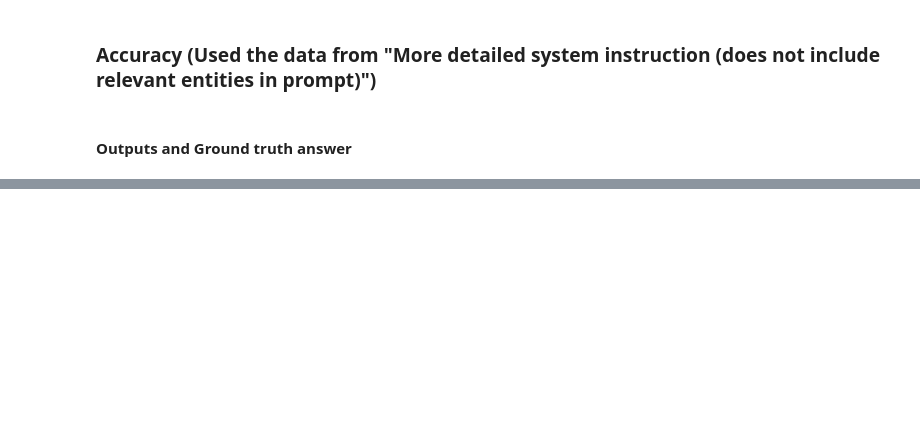
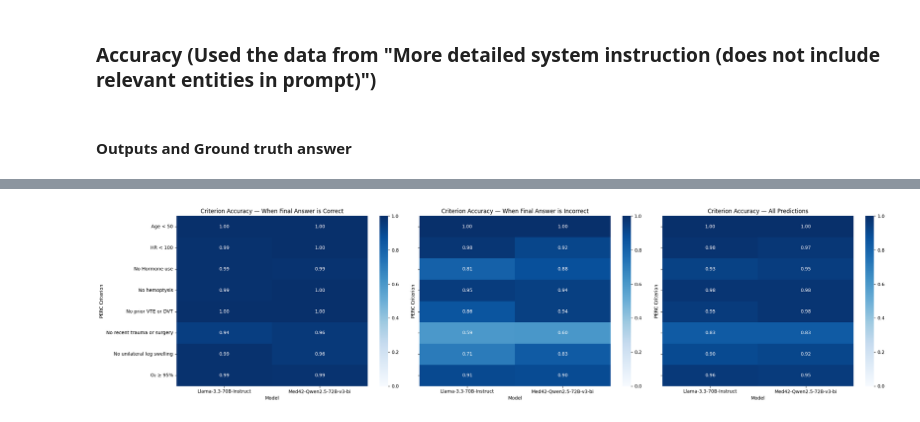
Before and after one commit to mohamed02-code/AI_agent, a Jupyter notebook: notebooks/1.0-PERC-Agent-testing.ipynb, the cells around one changed output, grey strips where cells are left out. Cells and saved outputs as stored; diff of their text form; code cells hidden in the pictures; blank space fills up the shorter version.

```diff
--- a/notebooks/1.0-PERC-Agent-testing.ipynb
+++ b/notebooks/1.0-PERC-Agent-testing.ipynb
@@ -291,0 +142,4 @@ plot_criteria_accuracy_pie(parsed_json, perc_df)
+# %%
+plot_criteria_accuracy_by_outcome(results_df)
+# %% [output]
+[figure, added]
```
Also changed, not shown: parts of 24 cells of this notebook, 1 other file.
